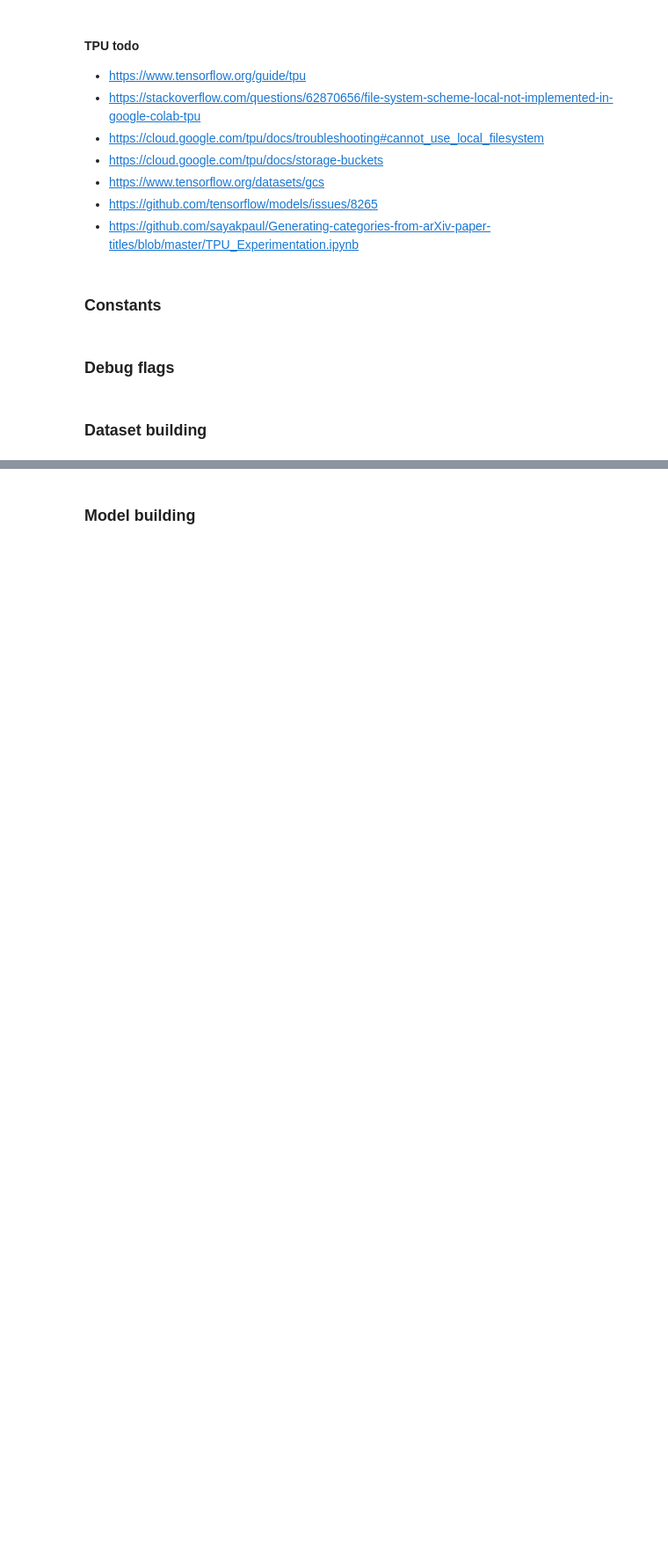
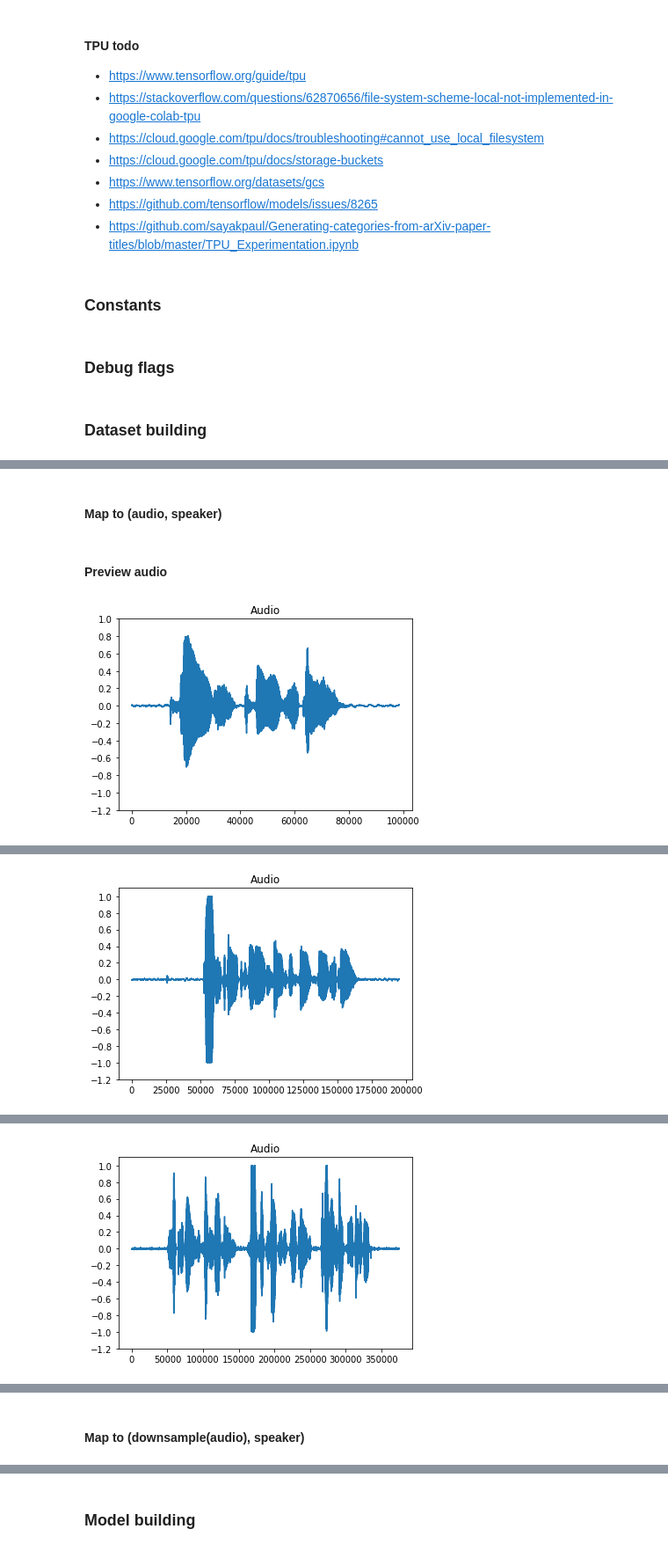
Before and after one commit to CISC-867/Project, a Jupyter notebook: CISC867Project.ipynb, the cells around one changed output, grey strips where cells are left out. Shown at 88% size. Drawn from its saved outputs; the diff is of its cells as text; code cells hidden in the pictures; blank space fills up the shorter version.

```diff
--- a/CISC867Project.ipynb
+++ b/CISC867Project.ipynb
@@ -548,0 +299,40 @@ Executing op BatchDatasetV2 in device /job:localhost/replica:0/task:0/device:CPU
+# %%
+audio_ds = tf.data.Dataset.from_tensor_slices(audio_ds)
+# %% [markdown]
+#### Map to (audio, speaker)
+# %%
+def get_speaker_from_path(path):
+  parts = tf.strings.split(path, os.path.sep)
+  return parts[-2]
+  # return path.split(os.path.sep)[4]
+
+def get_audio_data_from_path(path):
+  raw = tf.io.read_file(path)
+  wav, sample_rate = tf.audio.decode_wav(raw)
+  wav = tf.squeeze(wav, axis=-1)
+  return wav
+
+def path_to_audio_speaker_pair_mapper(path):
+  audio = get_audio_data_from_path(path)
+  speaker = get_speaker_from_path(path)
+  return audio, speaker
+
+audio_ds = audio_ds.map(path_to_audio_speaker_pair_mapper, num_parallel_calls=AUTOTUNE)
+# %% [markdown]
+#### Preview audio
+# %%
+# https://www.tensorflow.org/tutorials/audio/simple_audio
+def preview_audio_waveform(audio):
+  plt.plot(audio)
+  plt.title("Audio")
+  plt.yticks(np.arange(-1.2, 1.2, 0.2))
+  plt.show()
+
+def preview_audio_player(audio, rate=48000):
+  IPython.display.display(IPython.display.Audio(audio, rate=rate))
+# %%
+for audio, _ in audio_ds.take(3):
+  preview_audio_waveform(audio)
+  preview_audio_player(audio)
+# %% [output]
+[figure, added]
@@ -548,0 +340 @@ Executing op BatchDatasetV2 in device /job:localhost/replica:0/task:0/device:CPU
+[figure, added]
@@ -548,0 +342 @@ Executing op BatchDatasetV2 in device /job:localhost/replica:0/task:0/device:CPU
+[figure, added]
@@ -548,0 +344,2 @@ Executing op BatchDatasetV2 in device /job:localhost/replica:0/task:0/device:CPU
+# %% [markdown]
+#### Map to (downsample(audio), speaker)
```
Also changed, not shown: parts of 73 cells of this notebook.
